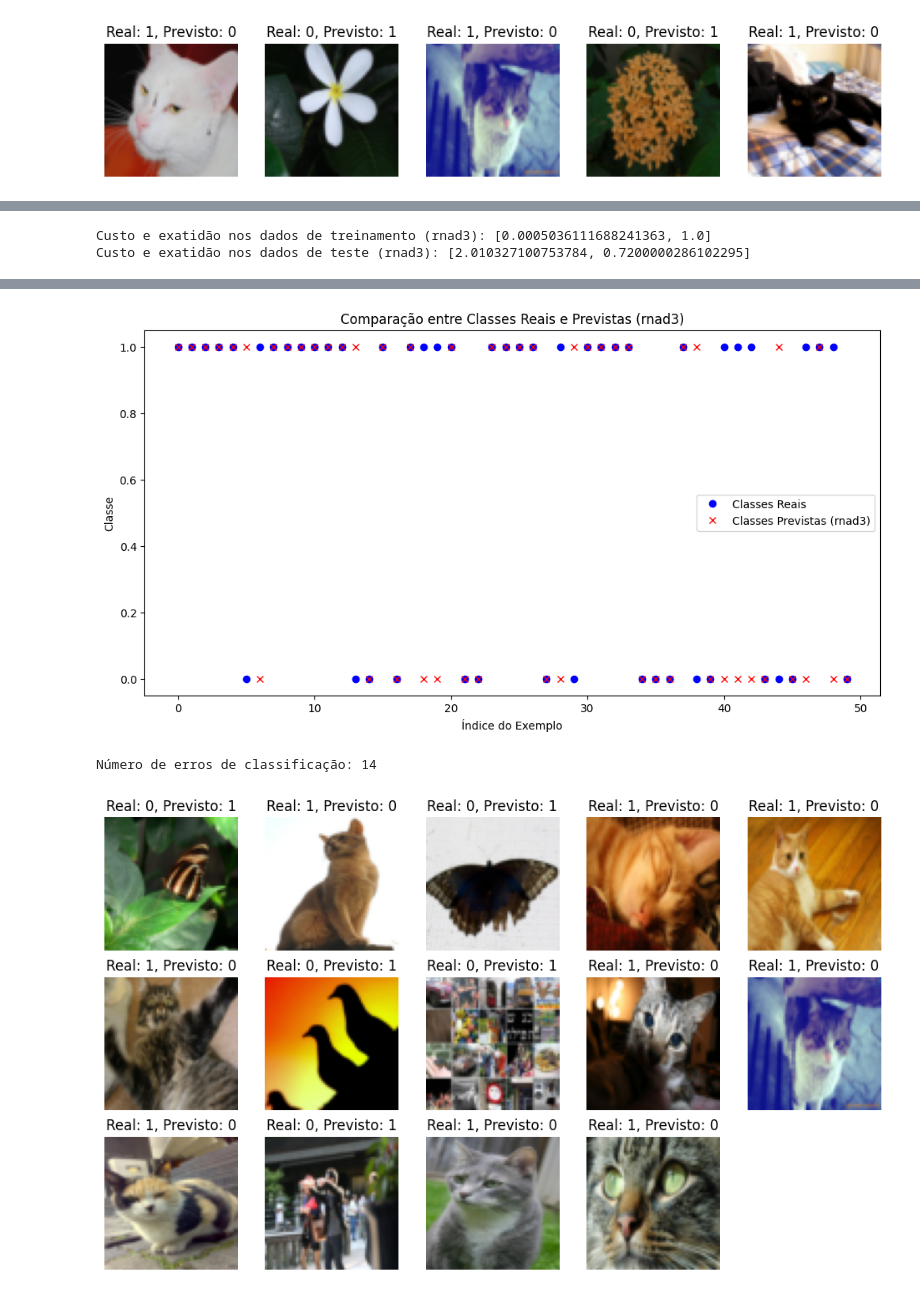
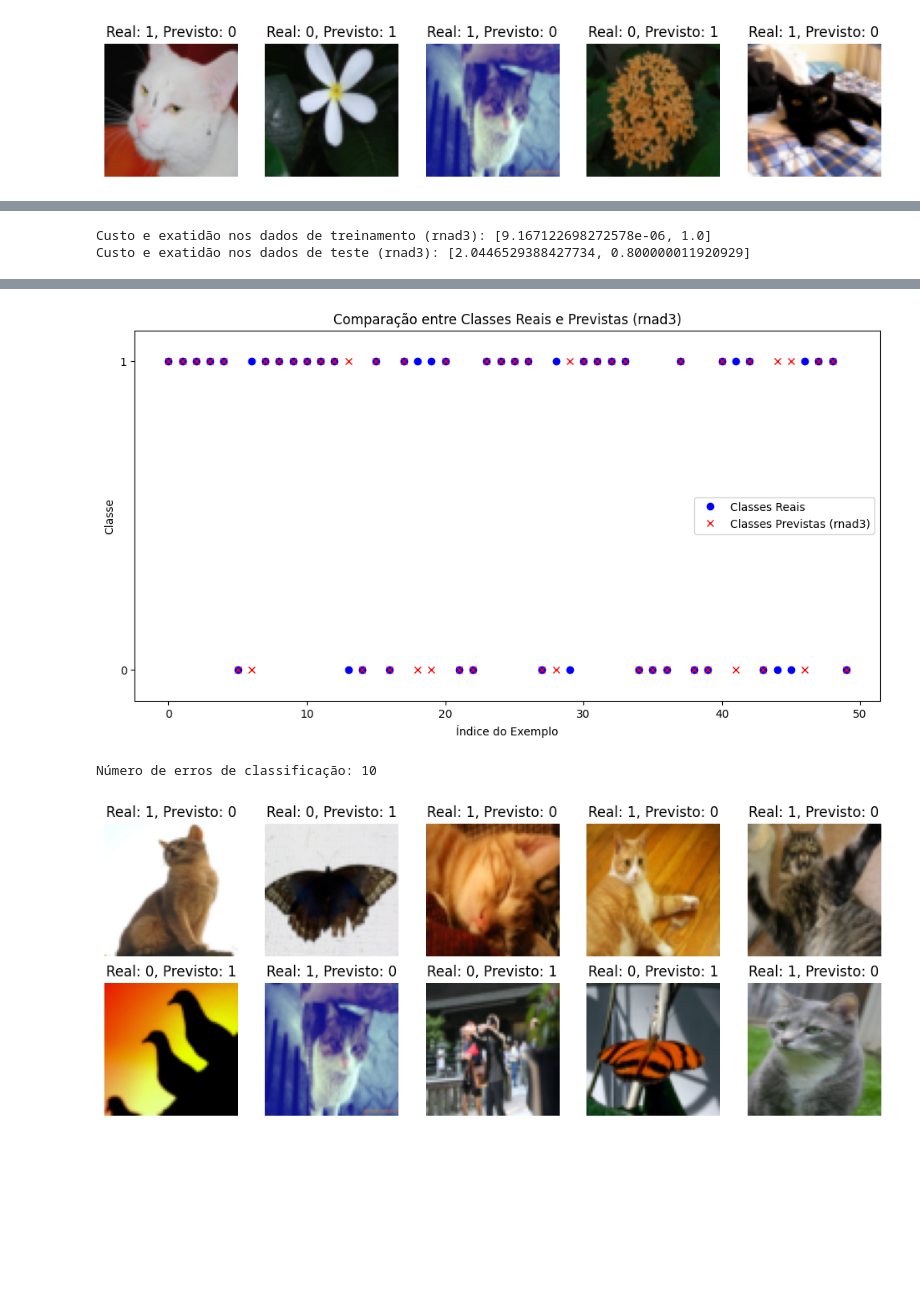
Before and after one commit to wallacecgalvao/Intr_RNA_T2_Classifica-o_binaria_keras, a Jupyter notebook: T2_Classificação_binaria_keras.ipynb, the cells around one changed output, grey strips where cells are left out. Drawn from its saved outputs; the diff is of its cells as text; code cells hidden in the pictures; blank space fills up the shorter version.

```diff
--- a/T2_Classificação_binaria_keras.ipynb
+++ b/T2_Classificação_binaria_keras.ipynb
@@ -1096,10 +1173,9 @@ def build_rnad3(input_shape):
     model = models.Sequential()
 
     # Camadas Ocultas
-    model.add(layers.Dense(128, activation='relu', input_shape=input_shape))
+    model.add(layers.Dense(64, activation='relu', input_shape=input_shape))
     model.add(layers.Dense(64, activation='relu'))
     model.add(layers.Dense(32, activation='relu'))
-
 
     # Camada de Saída
     model.add(layers.Dense(1, activation='sigmoid'))
@@ -1111,7 +1187,7 @@ input_shape = (num_px * num_px * 3,)
 rnad3 = build_rnad3(input_shape)
 
 # Compilação da rede
-rnad3.compile(optimizer=optimizers.Adam(learning_rate=0.0001),
+rnad3.compile(optimizer=optimizers.Adam(learning_rate=0.00001),
               loss='binary_crossentropy',
               metrics=['accuracy'])
 
@@ -1121,8 +1197,10 @@ test_set_x_flat = test_set_x_orig.reshape(test_set_x_orig.shape[0], -1)
 train_set_y = train_set_y.reshape(-1, 1)
 test_set_y = test_set_y.reshape(-1, 1)
 
-# Treinamento da rede por 1000 épocas
-historyd3 = rnad3.fit(train_set_x_flat / 255.0, train_set_y, epochs=1000, batch_size=209, verbose=0)
+# Treinamento da rede por 10000 épocas, incluindo validação nos dados de teste
+historyd3 = rnad3.fit(train_set_x_flat / 255.0, train_set_y,
+                      epochs=10000, batch_size=209, verbose=0,
+                      validation_data=(test_set_x_flat / 255.0, test_set_y))
 
 # Avaliação nos dados de treinamento
 custo_e_metricasd3_train = rnad3.evaluate(train_set_x_flat / 255.0, train_set_y, verbose=0)
@@ -1132,22 +1210,28 @@ print(f"Custo e exatidão nos dados de treinamento (rnad3): {custo_e_metricasd3_
 custo_e_metricasd3_test = rnad3.evaluate(test_set_x_flat / 255.0, test_set_y, verbose=0)
 print(f"Custo e exatidão nos dados de teste (rnad3): {custo_e_metricasd3_test}")
 
-# Visualização dos resultados do treinamento
-custod3 = historyd3.history['loss']
-exatidaod3 = historyd3.history['accuracy']
-epocasd3 = range(1, len(custod3) + 1)
+# Visualização dos resultados de custo e exatidão ao longo do treinamento e teste
+custod3_train = historyd3.history['loss']
+exatidaod3_train = historyd3.history['accuracy']
+custod3_test = historyd3.history['val_loss']
+exatidaod3_test = historyd3.history['val_accuracy']
+epocasd3 = range(1, len(custod3_train) + 1)
 
+# Gráfico do custo
 plt.figure(figsize=(12, 6))
-plt.plot(epocasd3, custod3, 'b-', label='Custo (rnad3)')
-plt.title('Custo ao longo do treinamento (rnad3)')
+plt.plot(epocasd3, custod3_train, 'b-', label='Custo no Treinamento (rnad3)')
+plt.plot(epocasd3, custod3_test, 'r-', label='Custo no Teste (rnad3)')
+plt.title('Custo ao longo do Treinamento e Teste (rnad3)')
 plt.xlabel('Épocas')
 plt.ylabel('Custo')
 plt.legend()
 plt.show()
 
+# Gráfico da exatidão
 plt.figure(figsize=(12, 6))
-plt.plot(epocasd3, exatidaod3, 'r-', label='Exatidão (rnad3)')
-plt.title('Exatidão ao longo do treinamento (rnad3)')
+plt.plot(epocasd3, exatidaod3_train, 'b-', label='Exatidão no Treinamento (rnad3)')
+plt.plot(epocasd3, exatidaod3_test, 'r-', label='Exatidão no Teste (rnad3)')
+plt.title('Exatidão ao longo do Treinamento e Teste (rnad3)')
 plt.xlabel('Épocas')
 plt.ylabel('Exatidão')
 plt.legend()
@@ -1164,6 +1248,8 @@ plt.plot(yy_prevd3, 'rx', label='Classes Previstas (rnad3)')  # 'rx' para cruzes
 plt.title('Comparação entre Classes Reais e Previstas (rnad3)')
 plt.xlabel('Índice do Exemplo')
 plt.ylabel('Classe')
+plt.ylim(-0.1, 1.1)  # Define o limite do eixo y para mostrar apenas valores entre 0 e 1
+plt.yticks([0, 1])  # Define os rótulos do eixo y para mostrar apenas 0 e 1
 plt.legend()
 plt.show()
 
@@ -1181,5 +1267,5 @@ for i, idx in enumerate(indices_erro):
     plt.axis('off')
 plt.show()
 # %% [output]
-Custo e exatidão nos dados de treinamento (rnad3): [0.0005036111688241363, 1.0]
-Custo e exatidão nos dados de teste (rnad3): [2.010327100753784, 0.7200000286102295]
+Custo e exatidão nos dados de treinamento (rnad3): [9.167122698272578e-06, 1.0]
+Custo e exatidão nos dados de teste (rnad3): [2.0446529388427734, 0.800000011920929]
@@ -1189,3 +1275,3 @@ Custo e exatidão nos dados de teste (rnad3): [2.010327100753784, 0.720000028610
-[figure, old version]
+[figure, new version]
-Número de erros de classificação: 14
+Número de erros de classificação: 10
-[figure, old version]
+[figure, new version]
```
Also changed, not shown: parts of 5 cells of this notebook.
